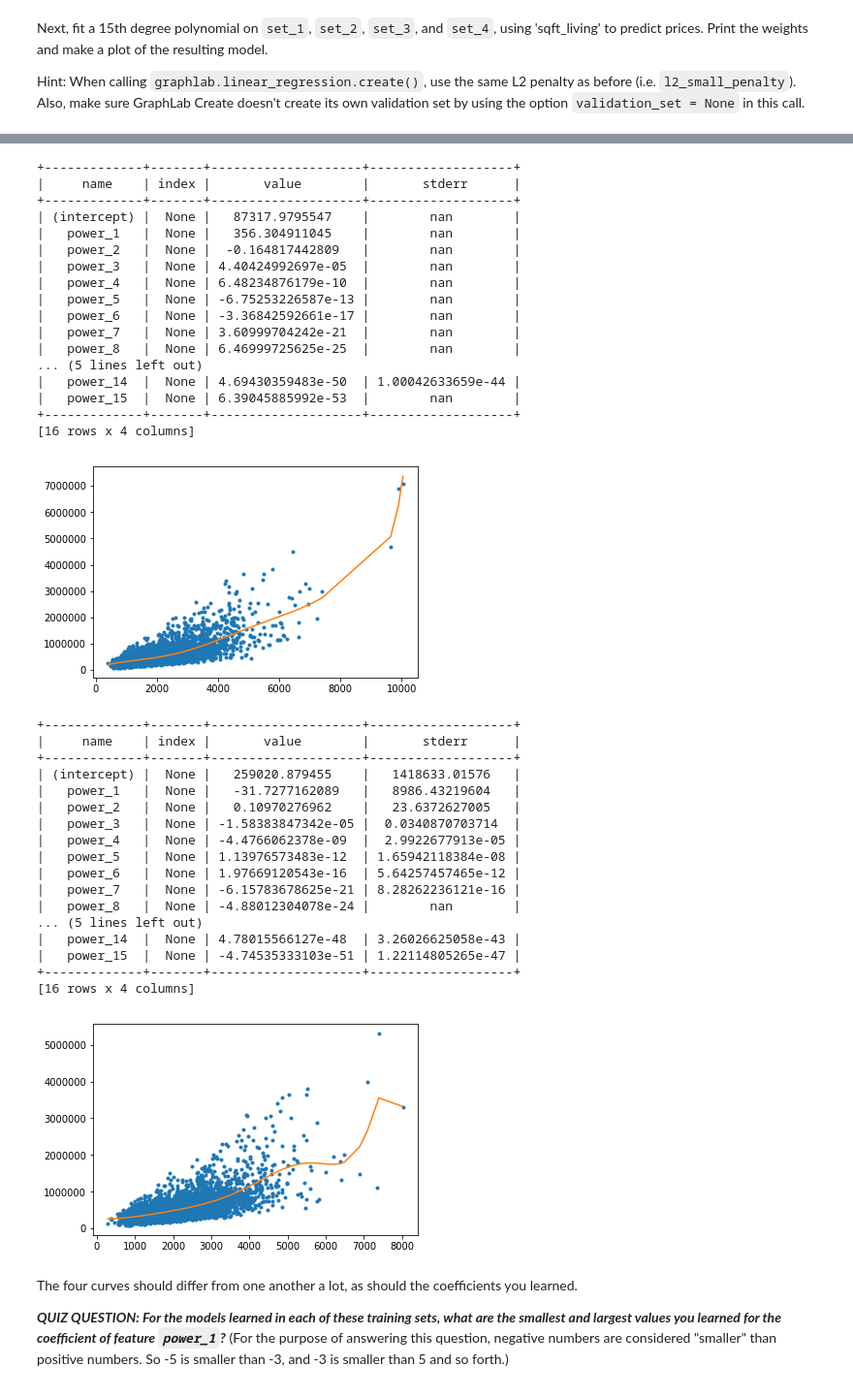
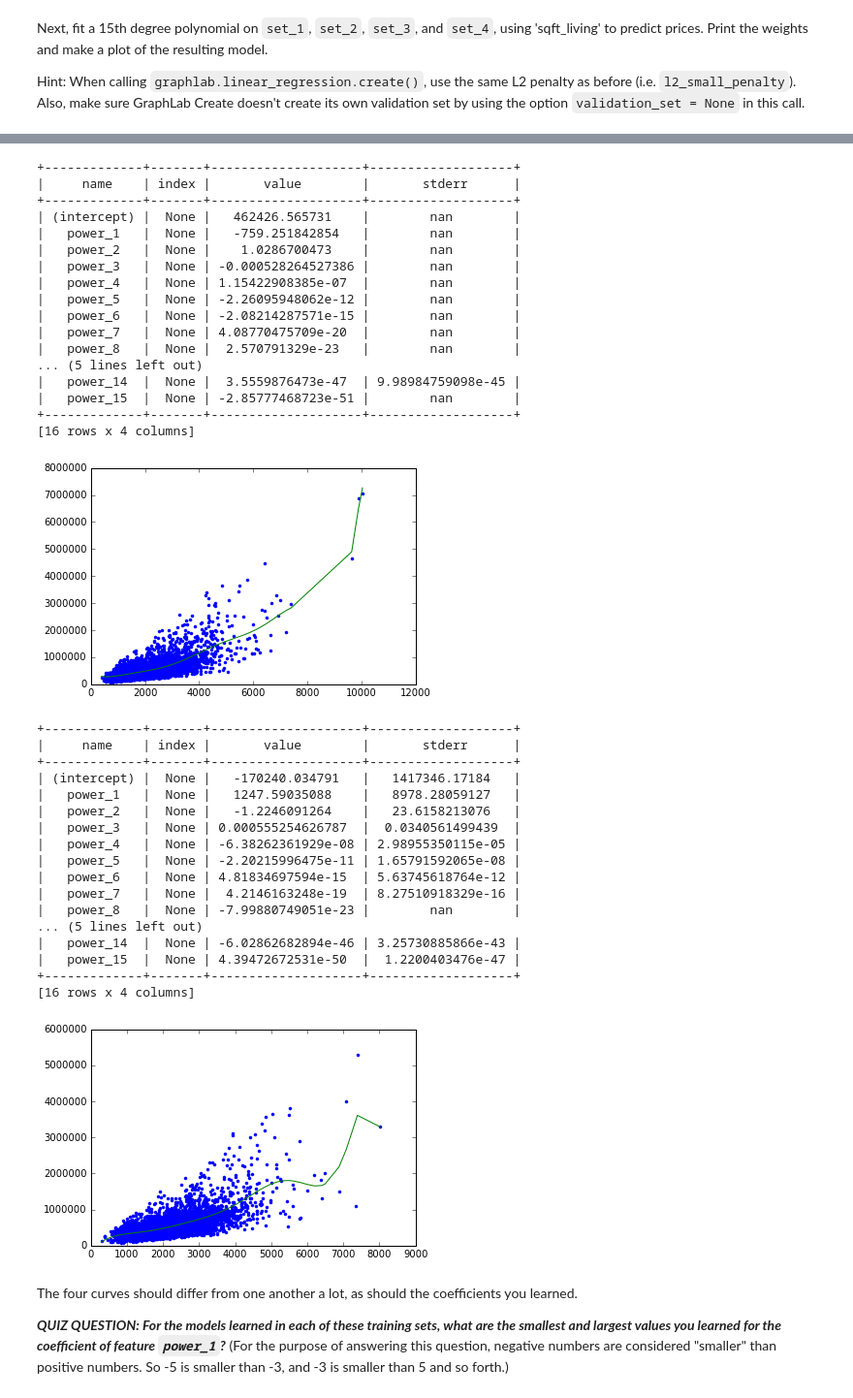
Before and after one commit to ahmedashoor737/ML-Assignments, a Jupyter notebook: Programming Assignment 4/ics_485_assignment_4_part_1_blank.ipynb, the cells around one changed output, grey strips where cells are left out. Shown: that part at 97% size. Cells and saved outputs as stored; diff of their text form; code cells hidden in the pictures.

```diff
--- a/Programming Assignment 4/ics_485_assignment_4_part_1_blank.ipynb
+++ b/Programming Assignment 4/ics_485_assignment_4_part_1_blank.ipynb
@@ -97,9 +97,9 @@ def sqft_poly_with_price(degree, sales_data=sales):
     poly_data['price'] = sales_data['price'] # add price to the data since it's the target
     return (poly_data, my_features)
 # %%
-def sqft_regression(degree, sales_data=sales, verbose=False):
+def sqft_regression(degree, sales_data=sales, l2_penalty=0, verbose=False):
     poly_data, my_features = sqft_poly_with_price(degree, sales_data)
-    model = graphlab.linear_regression.create(poly_data, target = 'price', features = my_features, validation_set = None, verbose = verbose)
+    model = graphlab.linear_regression.create(poly_data, target = 'price', features = my_features, l2_penalty = l2_penalty, validation_set = None, verbose = verbose)
     return (poly_data, model)
 # %%
 def sqft_plot(poly_data, model, print_coefficients=True):
@@ -156,47 +156,47 @@ sqft_plot(poly_2_data, model_2)
 # %%
-poly_3_data, model_3 = sqft_regression(15, set_3)
+poly_3_data, model_3 = sqft_regression(15, set_3, l2_small_penalty)
 sqft_plot(poly_3_data, model_3)
 # %% [output]
 +-------------+-------+--------------------+-------------------+
 |     name    | index |       value        |       stderr      |
 +-------------+-------+--------------------+-------------------+
-| (intercept) |  None |   87317.9795547    |        nan        |
-|   power_1   |  None |   356.304911045    |        nan        |
-|   power_2   |  None |  -0.164817442809   |        nan        |
-|   power_3   |  None | 4.40424992697e-05  |        nan        |
-|   power_4   |  None | 6.48234876179e-10  |        nan        |
-|   power_5   |  None | -6.75253226587e-13 |        nan        |
-|   power_6   |  None | -3.36842592661e-17 |        nan        |
-|   power_7   |  None | 3.60999704242e-21  |        nan        |
-|   power_8   |  None | 6.46999725625e-25  |        nan        |
+| (intercept) |  None |   462426.565731    |        nan        |
+|   power_1   |  None |   -759.251842854   |        nan        |
+|   power_2   |  None |    1.0286700473    |        nan        |
+|   power_3   |  None | -0.000528264527386 |        nan        |
+|   power_4   |  None | 1.15422908385e-07  |        nan        |
+|   power_5   |  None | -2.26095948062e-12 |        nan        |
+|   power_6   |  None | -2.08214287571e-15 |        nan        |
+|   power_7   |  None | 4.08770475709e-20  |        nan        |
+|   power_8   |  None |  2.570791329e-23   |        nan        |
 ... (5 lines left out)
-|   power_14  |  None | 4.69430359483e-50  | 1.00042633659e-44 |
-|   power_15  |  None | 6.39045885992e-53  |        nan        |
+|   power_14  |  None |  3.5559876473e-47  | 9.98984759098e-45 |
+|   power_15  |  None | -2.85777468723e-51 |        nan        |
 +-------------+-------+--------------------+-------------------+
 [16 rows x 4 columns]
-[figure, old version]
+[figure, new version]
 # %%
-poly_4_data, model_4 = sqft_regression(15, set_4)
+poly_4_data, model_4 = sqft_regression(15, set_4, l2_small_penalty)
 sqft_plot(poly_4_data, model_4)
 # %% [output]
 +-------------+-------+--------------------+-------------------+
 |     name    | index |       value        |       stderr      |
 +-------------+-------+--------------------+-------------------+
-| (intercept) |  None |   259020.879455    |   1418633.01576   |
-|   power_1   |  None |   -31.7277162089   |   8986.43219604   |
-|   power_2   |  None |   0.10970276962    |   23.6372627005   |
-|   power_3   |  None | -1.58383847342e-05 |  0.0340870703714  |
-|   power_4   |  None | -4.4766062378e-09  |  2.9922677913e-05 |
-|   power_5   |  None | 1.13976573483e-12  | 1.65942118384e-08 |
-|   power_6   |  None | 1.97669120543e-16  | 5.64257457465e-12 |
-|   power_7   |  None | -6.15783678625e-21 | 8.28262236121e-16 |
-|   power_8   |  None | -4.88012304078e-24 |        nan        |
+| (intercept) |  None |   -170240.034791   |   1417346.17184   |
+|   power_1   |  None |   1247.59035088    |   8978.28059127   |
+|   power_2   |  None |   -1.2246091264    |   23.6158213076   |
+|   power_3   |  None | 0.000555254626787  |  0.0340561499439  |
+|   power_4   |  None | -6.38262361929e-08 | 2.98955350115e-05 |
+|   power_5   |  None | -2.20215996475e-11 | 1.65791592065e-08 |
+|   power_6   |  None | 4.81834697594e-15  | 5.63745618764e-12 |
+|   power_7   |  None |  4.2146163248e-19  | 8.27510918329e-16 |
+|   power_8   |  None | -7.99880749051e-23 |        nan        |
 ... (5 lines left out)
-|   power_14  |  None | 4.78015566127e-48  | 3.26026625058e-43 |
-|   power_15  |  None | -4.74535333103e-51 | 1.22114805265e-47 |
+|   power_14  |  None | -6.02862682894e-46 | 3.25730885866e-43 |
+|   power_15  |  None | 4.39472672531e-50  |  1.2200403476e-47 |
 +-------------+-------+--------------------+-------------------+
 [16 rows x 4 columns]
-[figure, old version]
+[figure, new version]
 # %% [markdown]
 The four curves should differ from one another a lot, as should the coefficients you learned.
 
```
Also changed, not shown: parts of 28 cells of this notebook.
